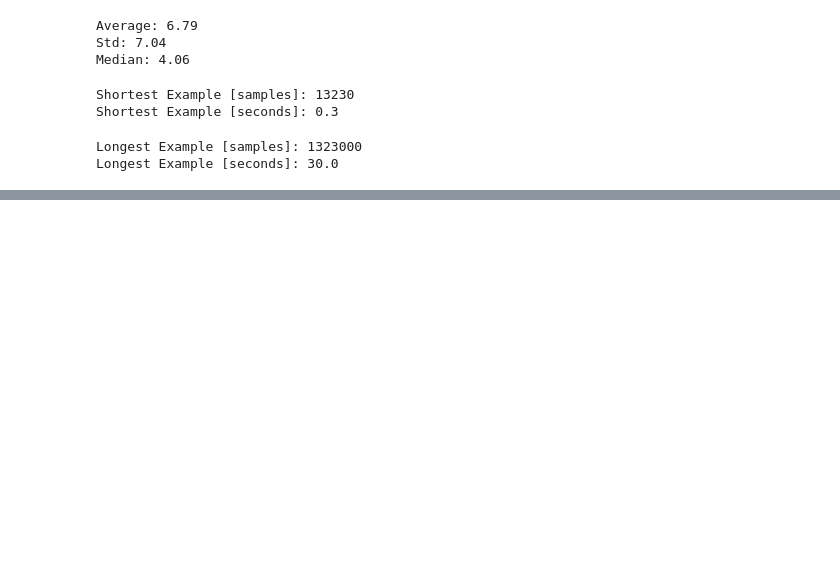
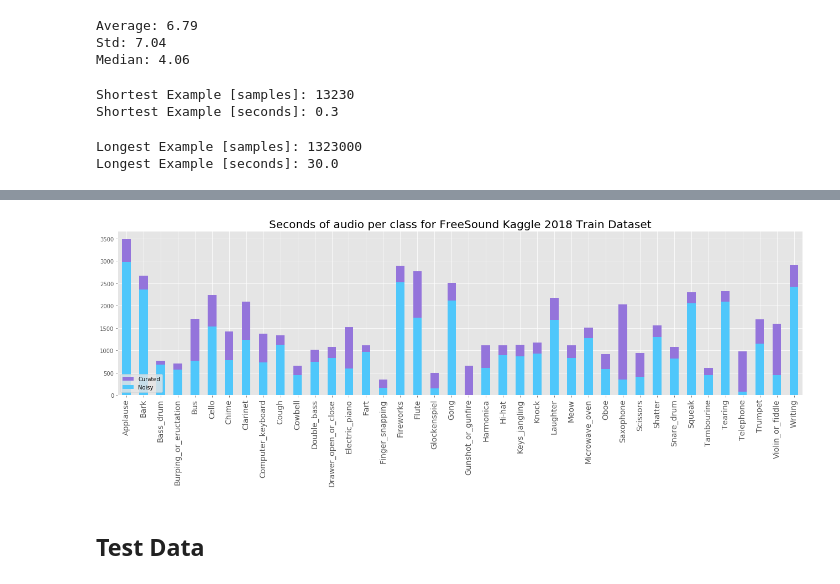
Before and after one commit to ebucheli/FreeSound_GPAT, a Jupyter notebook: FSDKaggle2018_EDA.ipynb, the cells around one changed output, grey strips where cells are left out. Cells and saved outputs as stored; diff of their text form; code cells hidden in the pictures; blank space fills up the shorter version.

```diff
--- a/FSDKaggle2018_EDA.ipynb
+++ b/FSDKaggle2018_EDA.ipynb
@@ -187,0 +226,3 @@ plt.savefig('./ViolinFSDK2018.eps')
+# %%
+manual_train['File Length [samples]'] = cur_lengths
+manual_train['File Length [s]'] = np.array(cur_lengths)/sr
@@ -187,0 +247,11 @@ plt.savefig('./ViolinFSDK2018.eps')
+# %%
+train_files_noisy = automatic_train['fname'].tolist()
+
+noisy_wavs = []
+noisy_lengths = []
+
+for i, file in enumerate(tqdm_notebook(train_files_noisy)):
+    sr, this_wav = wavread(os.path.join(ds_path,'audio_train', file))
+
+    noisy_wavs.append(this_wav)
+    noisy_lengths.append(len(this_wav))
@@ -187,0 +260,3 @@ plt.savefig('./ViolinFSDK2018.eps')
+# %%
+automatic_train['File Length [samples]'] = noisy_lengths
+automatic_train['File Length [s]'] = np.array(noisy_lengths)/sr
@@ -187,0 +273,30 @@ plt.savefig('./ViolinFSDK2018.eps')
+# %%
+total_length_noisy = []
+
+for this_class in classes:
+    this_data = automatic_train[automatic_train['label'] == this_class]
+    total_length_noisy.append(np.sum(this_data['File Length [s]']))
+# %%
+x = np.arange(41)
+width = 0.5
+
+fig,ax = plt.subplots(1,1,figsize = (18,7))
+
+rects1 = ax.bar(x,[f+g for f,g in zip(total_length_curated,total_length_noisy)], width, label = 'Curated', color ='#9474DB', zorder = 2)
+rects2 = ax.bar(x,total_length_noisy, width, label = 'Noisy', color ='#4FC7FB',zorder = 2)
+
+
+ax.set_title('Seconds of audio per class for FreeSound Kaggle 2018 Train Dataset', fontsize = 20)
+#plt.grid(axis = 'y', alpha = 0.7,zorder=0)
+
+fig = ax.set_xticks(x)
+fig = ax.set_xticklabels(classes,rotation = 90, fontsize = 14)
+fig = ax.legend(loc = 'lower left')
+fig = ax.set(xlim = [0.5,40.5])#, ylim = [0,275])
+
+plt.tight_layout()
+plt.savefig('./FSDKagle2018_filelength_train.eps')
+# %% [output]
+[figure, added]
+# %% [markdown]
+## Test Data
```
Also changed, not shown: parts of 33 cells of this notebook, 3 other files.
